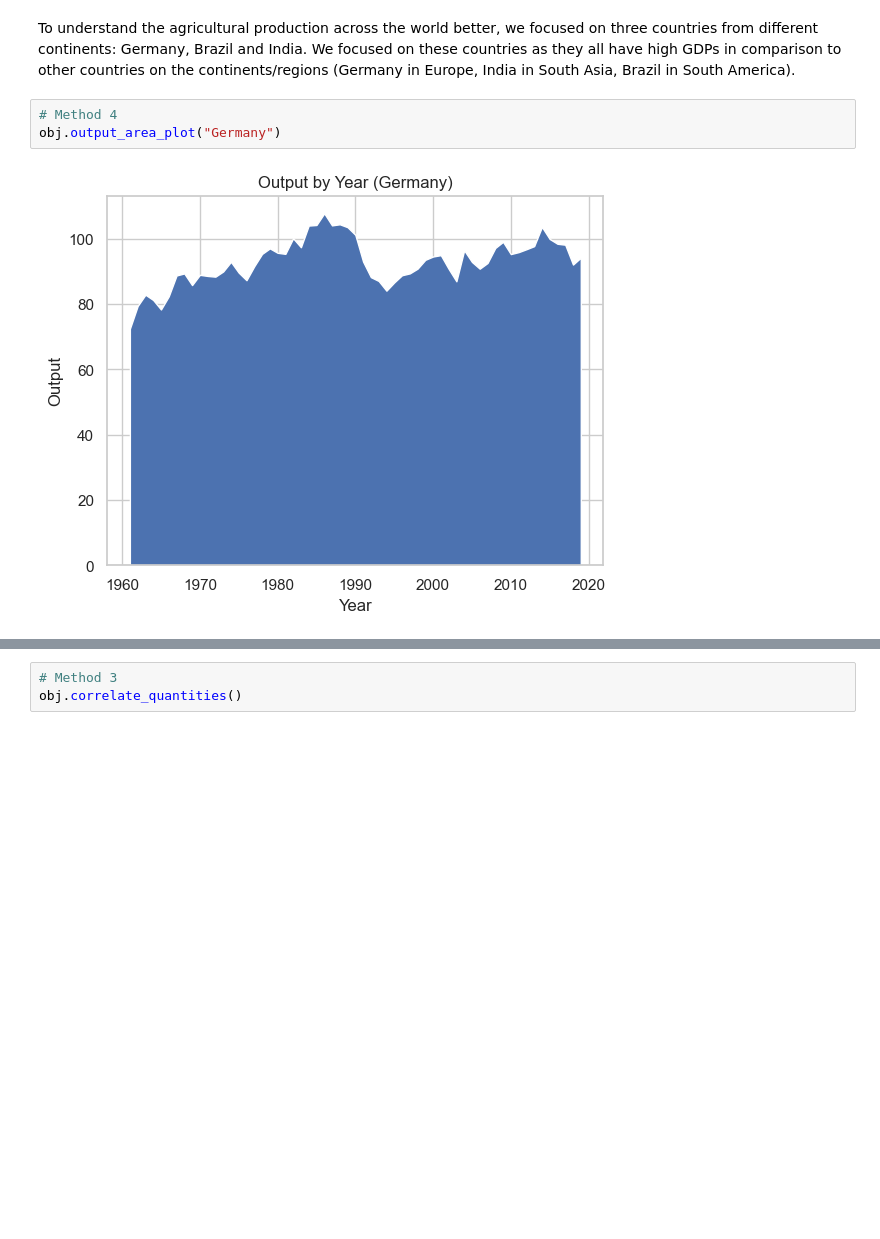
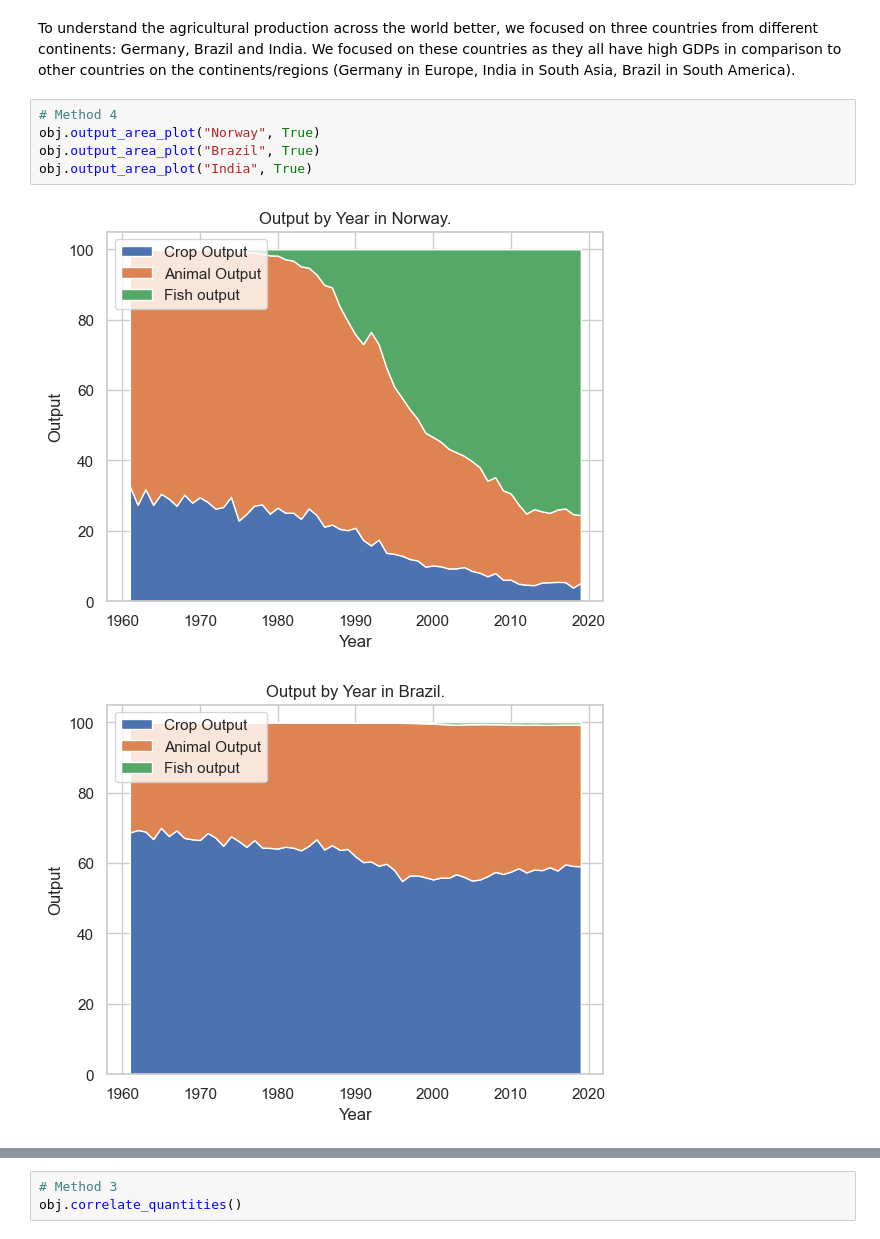
Before and after one commit to InesDew/NOVA-Agros, a Jupyter notebook: Showcase_group_16.ipynb, the cells around one changed output, grey strips where cells are left out. Drawn from its saved outputs; the diff is of its cells as text; blank space fills up the shorter version.

```diff
--- a/Showcase_group_16.ipynb
+++ b/Showcase_group_16.ipynb
@@ -32,6 +32,9 @@ In comparison most of the countries are having smaller agricultural production w
 To understand the agricultural production across the world better, we focused on three countries from different continents: Germany, Brazil and India. We focused on these countries as they all have high GDPs in comparison to other countries on the continents/regions (Germany in Europe, India in South Asia, Brazil in South America).
 # %%
 # Method 4
-obj.output_area_plot("Germany")
+obj.output_area_plot("Norway", True)
+obj.output_area_plot("Brazil", True)
+obj.output_area_plot("India", True)
 # %% [output]
-[figure, old version]
+[figure, new version]
+[figure, added]
```
Also changed, not shown: parts of 6 cells of this notebook.
